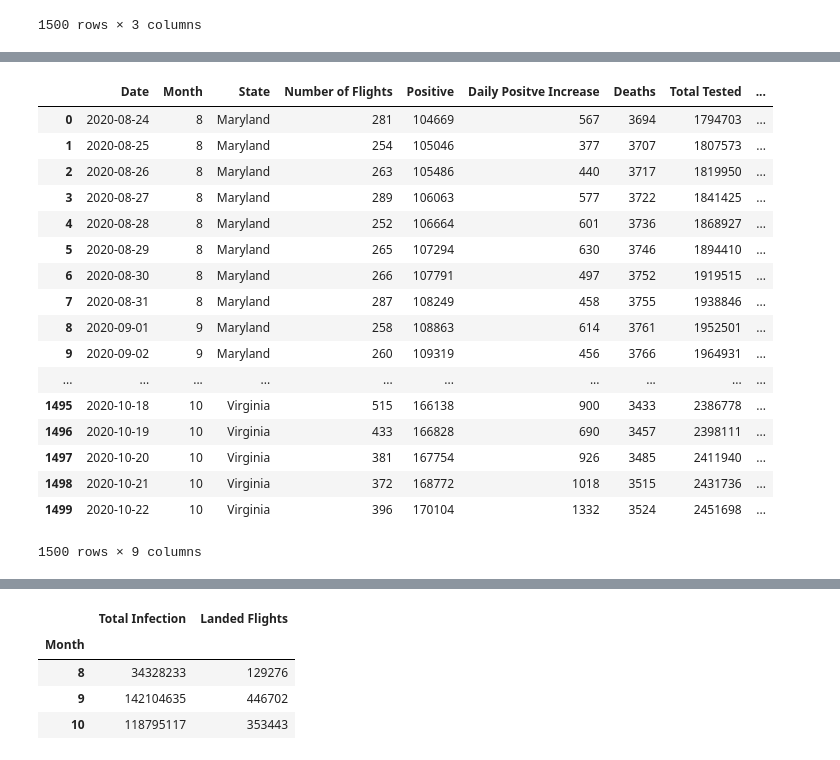
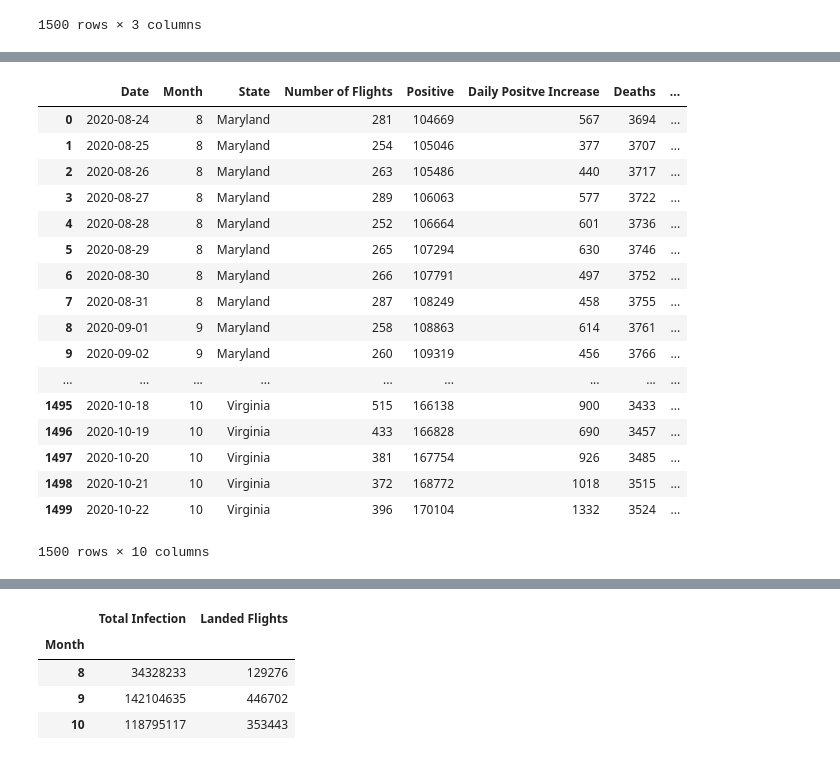
Before and after one commit to MersedehSP/Covid_Analyzer, a Jupyter notebook: Project1.ipynb, the cells around one changed output, grey strips where cells are left out. Cells and saved outputs as stored; diff of their text form; code cells hidden in the pictures.

Commit message:
Added daily death increase from COVID API

```diff
--- a/Project1.ipynb
+++ b/Project1.ipynb
@@ -75,7 +75,7 @@ response = requests.get(covid_base_url).json()
 
 # pull the data from a source df to a target df by creating a new df
 
-covid_df = pd.DataFrame(response, columns=['date', 'state', 'positive', 'death', 'hospitalized', 'totalTestResults', 'positiveIncrease', 'totalTestResultsIncrease'])
+covid_df = pd.DataFrame(response, columns=['date', 'state', 'positive', 'death', 'hospitalized', 'totalTestResults', 'positiveIncrease', 'totalTestResultsIncrease', 'deathIncrease'])
 
 #covid_df.fillna(0) replacing the NAN values with zero
 covid_df['hospitalized'] =covid_df['hospitalized'].fillna(0)
@@ -347,26 +347,27 @@ merged_df
 # %%
 project_df = pd.DataFrame({"Date": merged_df['Date'], "Month": merged_df["Month"], "State": merged_df["State"],
                           "Number of Flights": merged_df["Total Landed Flights"], "Positive": merged_df["positive"],
                           "Daily Positve Increase": merged_df["positiveIncrease"], "Deaths": merged_df["death"],
+                          "Daily Death Increase": merged_df["deathIncrease"],
                           "Total Tested": merged_df["totalTestResults"], "Daily Test Increase": merged_df['totalTestResultsIncrease']})
 project_df
 # %% [output]
-|  | Date | Month | State | Number of Flights | Positive | Daily Positve Increase | Deaths | Total Tested | ... |
-| 0 | 2020-08-24 | 8 | Maryland | 281 | 104669 | 567 | 3694 | 1794703 | ... |
-| 1 | 2020-08-25 | 8 | Maryland | 254 | 105046 | 377 | 3707 | 1807573 | ... |
-| 2 | 2020-08-26 | 8 | Maryland | 263 | 105486 | 440 | 3717 | 1819950 | ... |
-| 3 | 2020-08-27 | 8 | Maryland | 289 | 106063 | 577 | 3722 | 1841425 | ... |
-| 4 | 2020-08-28 | 8 | Maryland | 252 | 106664 | 601 | 3736 | 1868927 | ... |
-| 5 | 2020-08-29 | 8 | Maryland | 265 | 107294 | 630 | 3746 | 1894410 | ... |
-| 6 | 2020-08-30 | 8 | Maryland | 266 | 107791 | 497 | 3752 | 1919515 | ... |
-| 7 | 2020-08-31 | 8 | Maryland | 287 | 108249 | 458 | 3755 | 1938846 | ... |
-| 8 | 2020-09-01 | 9 | Maryland | 258 | 108863 | 614 | 3761 | 1952501 | ... |
-| 9 | 2020-09-02 | 9 | Maryland | 260 | 109319 | 456 | 3766 | 1964931 | ... |
-| ... | ... | ... | ... | ... | ... | ... | ... | ... | ... |
-| 1495 | 2020-10-18 | 10 | Virginia | 515 | 166138 | 900 | 3433 | 2386778 | ... |
-| 1496 | 2020-10-19 | 10 | Virginia | 433 | 166828 | 690 | 3457 | 2398111 | ... |
-| 1497 | 2020-10-20 | 10 | Virginia | 381 | 167754 | 926 | 3485 | 2411940 | ... |
-| 1498 | 2020-10-21 | 10 | Virginia | 372 | 168772 | 1018 | 3515 | 2431736 | ... |
-| 1499 | 2020-10-22 | 10 | Virginia | 396 | 170104 | 1332 | 3524 | 2451698 | ... |
+|  | Date | Month | State | Number of Flights | Positive | Daily Positve Increase | Deaths | ... |
+| 0 | 2020-08-24 | 8 | Maryland | 281 | 104669 | 567 | 3694 | ... |
+| 1 | 2020-08-25 | 8 | Maryland | 254 | 105046 | 377 | 3707 | ... |
+| 2 | 2020-08-26 | 8 | Maryland | 263 | 105486 | 440 | 3717 | ... |
+| 3 | 2020-08-27 | 8 | Maryland | 289 | 106063 | 577 | 3722 | ... |
+| 4 | 2020-08-28 | 8 | Maryland | 252 | 106664 | 601 | 3736 | ... |
+| 5 | 2020-08-29 | 8 | Maryland | 265 | 107294 | 630 | 3746 | ... |
+| 6 | 2020-08-30 | 8 | Maryland | 266 | 107791 | 497 | 3752 | ... |
+| 7 | 2020-08-31 | 8 | Maryland | 287 | 108249 | 458 | 3755 | ... |
+| 8 | 2020-09-01 | 9 | Maryland | 258 | 108863 | 614 | 3761 | ... |
+| 9 | 2020-09-02 | 9 | Maryland | 260 | 109319 | 456 | 3766 | ... |
+| ... | ... | ... | ... | ... | ... | ... | ... | ... |
+| 1495 | 2020-10-18 | 10 | Virginia | 515 | 166138 | 900 | 3433 | ... |
+| 1496 | 2020-10-19 | 10 | Virginia | 433 | 166828 | 690 | 3457 | ... |
+| 1497 | 2020-10-20 | 10 | Virginia | 381 | 167754 | 926 | 3485 | ... |
+| 1498 | 2020-10-21 | 10 | Virginia | 372 | 168772 | 1018 | 3515 | ... |
+| 1499 | 2020-10-22 | 10 | Virginia | 396 | 170104 | 1332 | 3524 | ... |
-1500 rows × 9 columns
+1500 rows × 10 columns
 # %%
```
Also changed, not shown: parts of 4 cells of this notebook.
